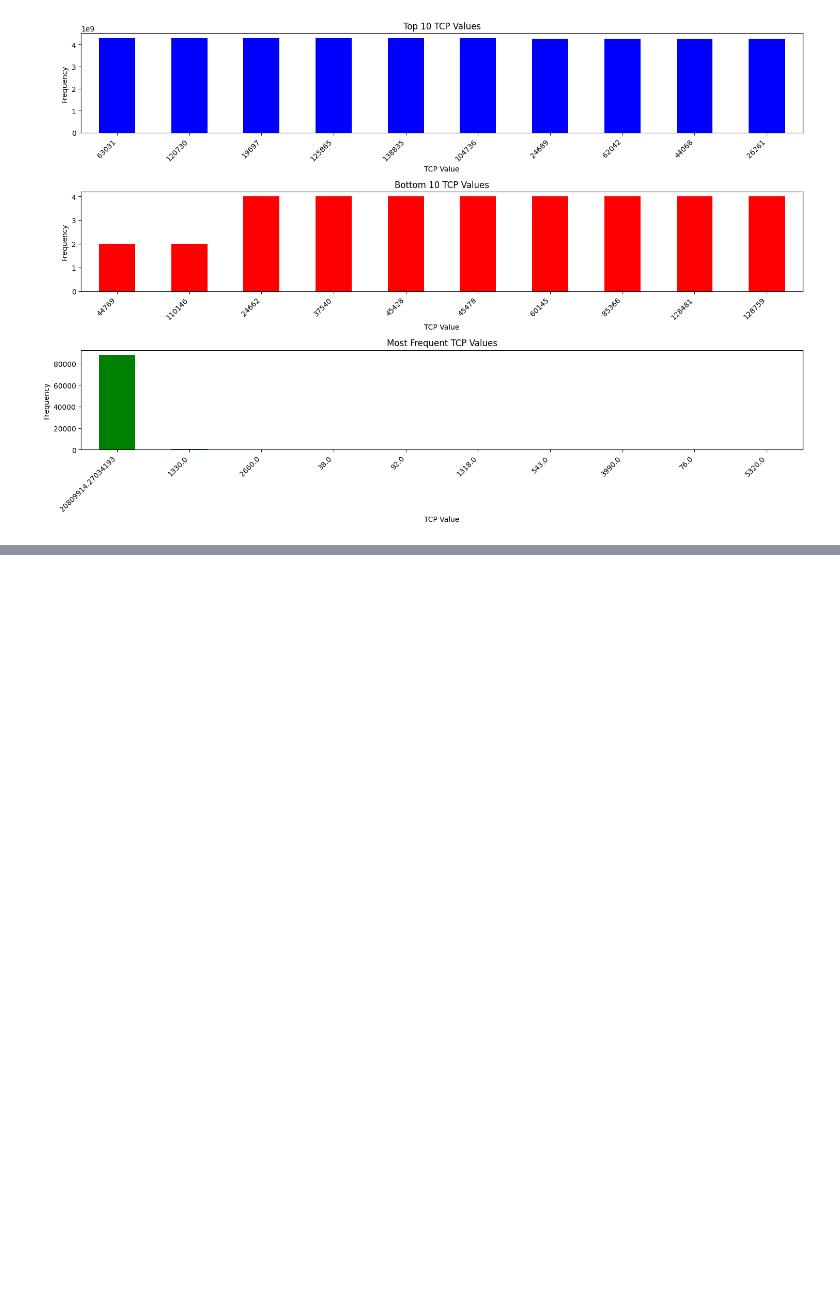
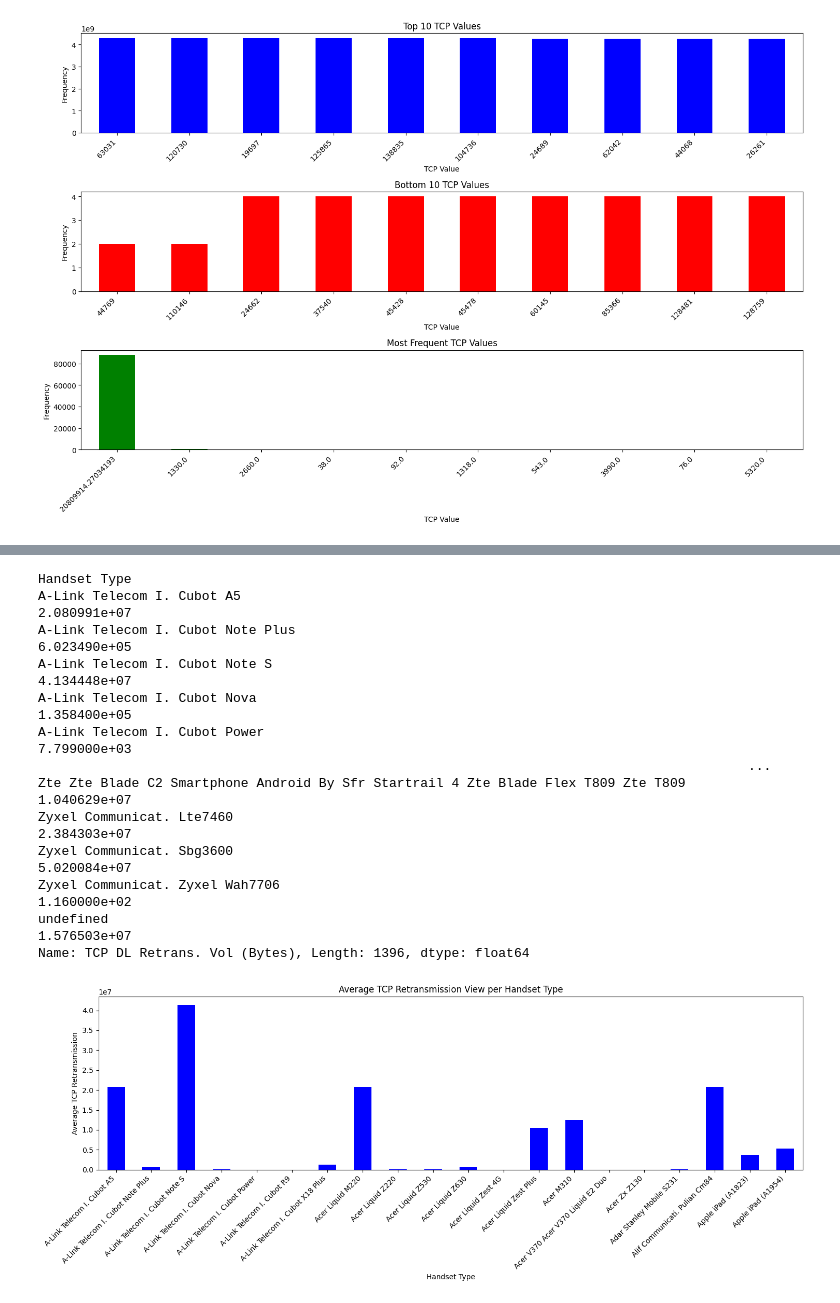
Before and after one commit to IamYunusAli/Acquired, a Jupyter notebook: notebooks/Company_analysis.ipynb, the cells around one changed output, grey strips where cells are left out. Saved outputs shown, nothing was run; the diff lists cells and outputs as text; code cells hidden in the pictures; blank space fills up the shorter version.

```diff
--- a/notebooks/Company_analysis.ipynb
+++ b/notebooks/Company_analysis.ipynb
@@ -754,0 +784,29 @@ Name: count, dtype: int64
+# %%
+# Compute the average TCP retransmission
+average_TCP_retransmission_per_handset = df.groupby('Handset Type')['TCP DL Retrans. Vol (Bytes)'].mean()
+print(average_TCP_retransmission_per_handset)
+
+# visual representaion
+plt.figure(figsize=(15, 6))
+average_TCP_retransmission_per_handset.head(20).plot(kind='bar', color='blue')
+plt.title('Average TCP Retransmission View per Handset Type')
+plt.xlabel('Handset Type')
+plt.ylabel('Average TCP Retransmission')
+plt.xticks(rotation=45, ha='right')
+plt.tight_layout()
+plt.show()
+# %% [output]
+Handset Type
+A-Link Telecom I. Cubot A5                                                             2.080991e+07
+A-Link Telecom I. Cubot Note Plus                                                      6.023490e+05
+A-Link Telecom I. Cubot Note S                                                         4.134448e+07
+A-Link Telecom I. Cubot Nova                                                           1.358400e+05
+A-Link Telecom I. Cubot Power                                                          7.799000e+03
+                                                                                           ...
+Zte Zte Blade C2 Smartphone Android By Sfr Startrail 4 Zte Blade Flex T809 Zte T809    1.040629e+07
+Zyxel Communicat. Lte7460                                                              2.384303e+07
+Zyxel Communicat. Sbg3600                                                              5.020084e+07
+Zyxel Communicat. Zyxel Wah7706                                                        1.160000e+02
+undefined                                                                              1.576503e+07
+Name: TCP DL Retrans. Vol (Bytes), Length: 1396, dtype: float64
+[figure, added]
```
Also changed, not shown: parts of 2 cells of this notebook.
